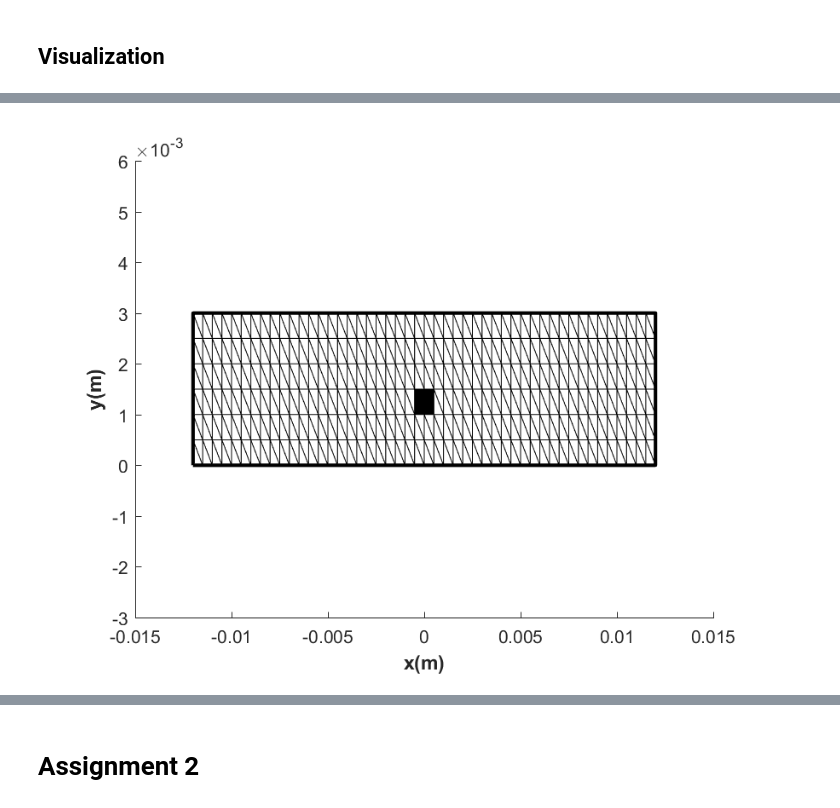
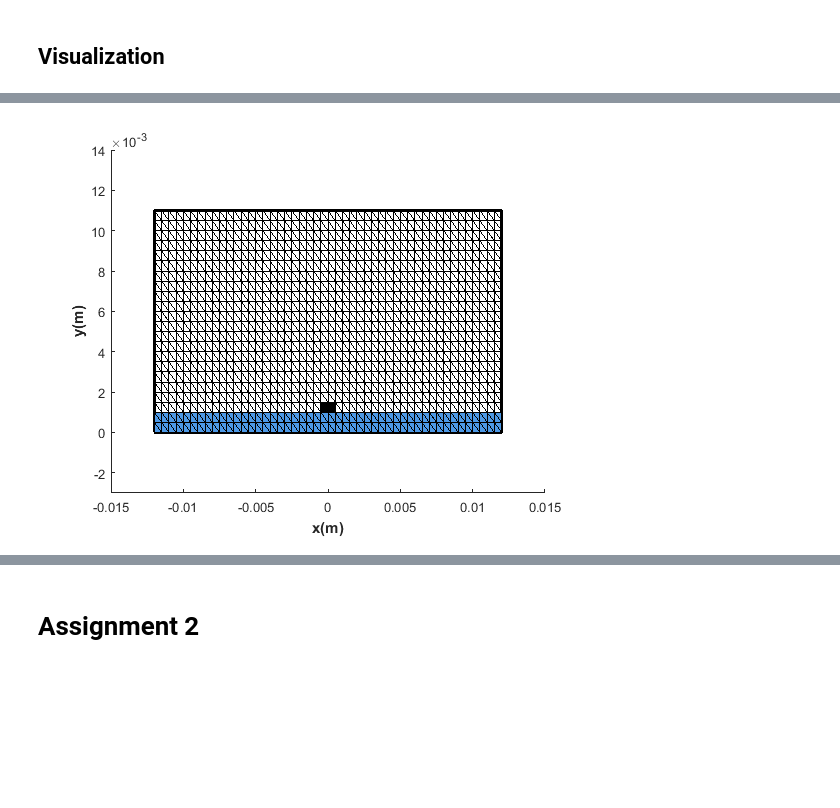
Before and after one commit to ShahnewazAhmed/Applied_EM, a Jupyter notebook: Assignment_EEE6601.ipynb, the cells around one changed output, grey strips where cells are left out. Drawn from its saved outputs; the diff is of its cells as text; code cells hidden in the pictures; blank space fills up the shorter version.

```diff
--- a/Assignment_EEE6601.ipynb
+++ b/Assignment_EEE6601.ipynb
@@ -15,7 +15,7 @@ where $\epsilon_{xj}$ and $\epsilon_{yj}$ are the relative permitivities in the
 # %%
 cm = 1e-2; % centimeter
 l = 1.2*cm; % length of the device
-h_1 = 0.2 * cm; % height of the air region
+h_1 = 1.0 * cm; % height of the air region
 h_2 = 0.1 * cm; % height of the dielectric region
 W = 0.1 * cm; % width of the microstrip
 T = 0.05*cm; % thickness of the metal strip
@@ -44,36 +47,52 @@ axis([X(1)-0.3*cm, X(end)+0.3 *cm, Y(1)-0.3*cm, Y(end)+0.3*cm])
 # %%
 [x,y]=ndgrid(X,Y); % matlab forms χ and у lists
 tri = delaunay(x,y);
-
 figure
 hold on
 plot([X(1),X(1),X(end),X(end),X(1)], ...
      [Y(1),Y(end),Y(end),Y(1),Y(1)],'k', 'linewidth',2)
-% patch([X(1),X(1),X(end),X(end),X(1)], [Y(1),h_2,h_2,Y(1),Y(1)], [0.95,0.95,0.95])
-% patch([-W,-W,W,W,-W]/2, [h_2,h_2+T,h_2+T,h_2,h_2], 'k')
 axis([X(1)-0.3*cm, X(end)+0.3 *cm, Y(1)-0.3*cm, Y(end)+0.3*cm])
 tt = [tri, tri(:,1)];
 p = [x(:), y(:)];
-for i = 1:length(x(:))
-    %text(p(i,1),p(i,2),num2str(i),'fontsize',6,'HorizontalAlignment','center')
-end
-for i = 1:size(tt,1)
+
+N=size(p,1);
+K=sparse(N,N);
+F=zeros(N,1);
+
+
+for i = 1:length(tt)
+
     for j = 1:3
-        %disp([p(tt(i,j),:);p(tt(i,j+1),:)])
         pp = [p(tt(i,j),:);p(tt(i,j+1),:)];
         plot(pp(:,1),pp(:,2), 'k')
     end
-end
 
-for i = 1:length(tt)
+    nodes=tri(i,:);
+    P_e=[ones(3,1),p(nodes,:)];
+    area=abs(det(P_e))/2;
+    C = inv(P_e);
+
+    grad=C(2:3,:);
+    Ke=area *grad' *grad;
+    %Fe=area/3;
+
+    %F(nodes)=F(nodes) + Fe;
+
     px = mean(p(tri(i,:),1));
     py = mean(p(tri(i,:),2));
+
     if h_2 + T > py && py > h_2 && abs(px) < (W/2)
          patch(p(tri(i,:),1), p(tri(i,:),2),'k')
+         K(nodes,nodes)=K(nodes,nodes) + 0*Ke;
+    elseif py < h_2
+        patch(p(tri(i,:),1), p(tri(i,:),2),[0.3,0.6,0.9])
+        K(nodes,nodes)=K(nodes,nodes) + eps*Ke;
+    else
+        K(nodes,nodes)=K(nodes,nodes) + epsilon_0*Ke;
     end
 end
 
 xlabel('x(m)','fontweight','bold')
 ylabel('y(m)','fontweight','bold')
 # %% [output]
-[figure, old version]
+[figure, new version]
```
Also changed, not shown: parts of 7 cells of this notebook.
